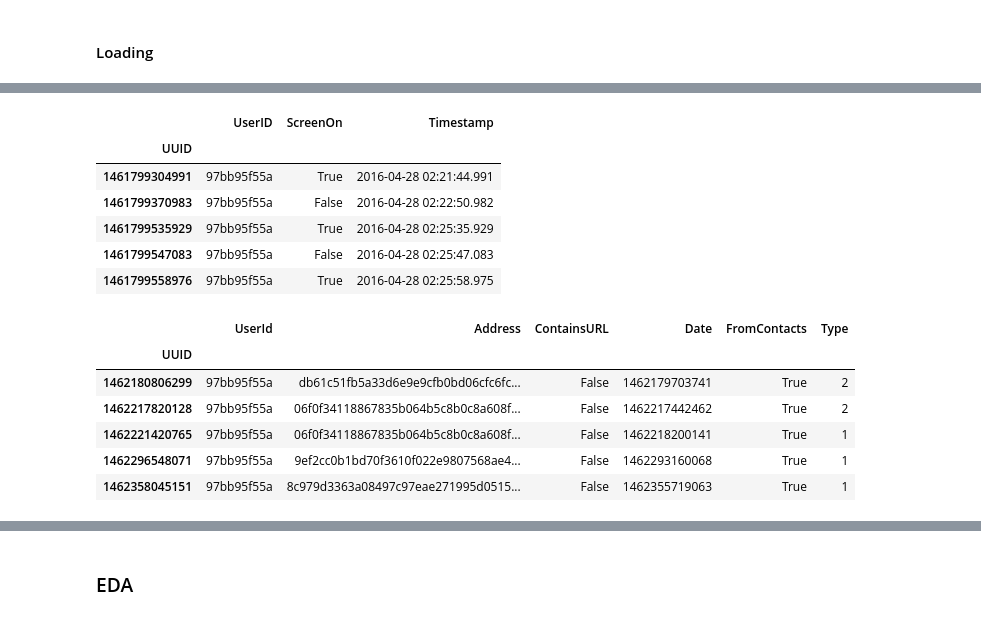
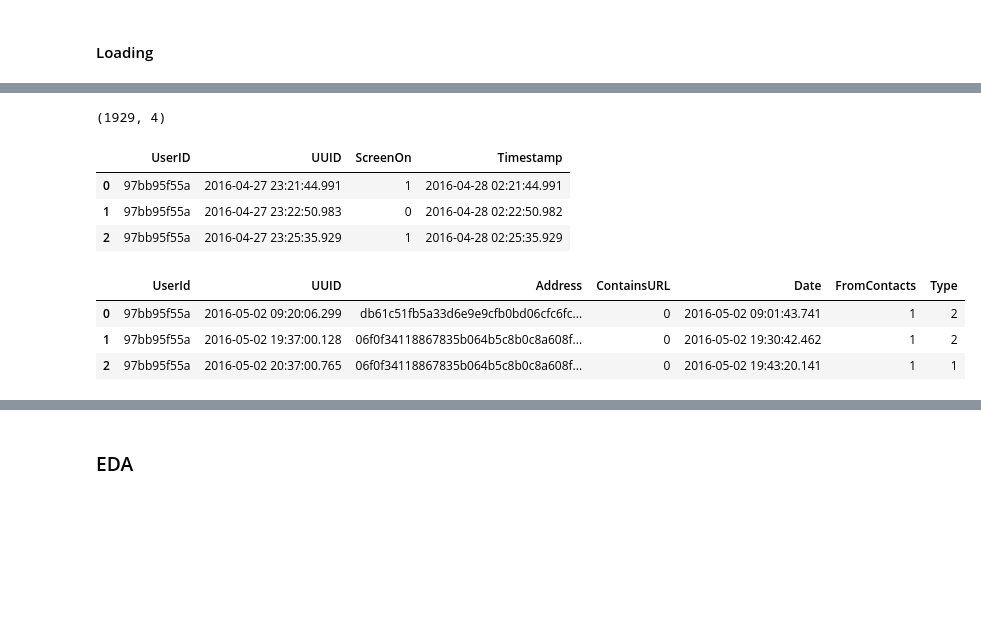
Before and after one commit to kentlingcampbell/project_SherLock, a Jupyter notebook: SherLock.ipynb, the cells around one changed output, grey strips where cells are left out. Cells and saved outputs as stored; diff of their text form; code cells hidden in the pictures; blank space fills up the shorter version.

```diff
--- a/SherLock.ipynb
+++ b/SherLock.ipynb
@@ -63,26 +87,26 @@ Calls.head()
 # %%
 filename = './archive/ScreenOn.csv'
-ScreenOn = pd.read_csv(filename, parse_dates=['Timestamp'], index_col='UUID')
-ScreenOn.head()
+ScreenOn = pd.read_csv(filename, parse_dates=['Timestamp'])
+ScreenOn['UUID'] = (pd.to_datetime(ScreenOn['UUID'], unit='ms'))
+ScreenOn['ScreenOn'] = ScreenOn['ScreenOn'].astype(int)                    # Original True/False
+print(ScreenOn.shape)
+ScreenOn.head(3)
 # %% [output]
+(1929, 4)
-|  | UserID | ScreenOn | Timestamp |
-| UUID |  |  |  |
-| 1461799304991 | 97bb95f55a | True | 2016-04-28 02:21:44.991 |
-| 1461799370983 | 97bb95f55a | False | 2016-04-28 02:22:50.982 |
-| 1461799535929 | 97bb95f55a | True | 2016-04-28 02:25:35.929 |
-| 1461799547083 | 97bb95f55a | False | 2016-04-28 02:25:47.083 |
-| 1461799558976 | 97bb95f55a | True | 2016-04-28 02:25:58.975 |
+|  | UserID | UUID | ScreenOn | Timestamp |
+| 0 | 97bb95f55a | 2016-04-27 23:21:44.991 | 1 | 2016-04-28 02:21:44.991 |
+| 1 | 97bb95f55a | 2016-04-27 23:22:50.983 | 0 | 2016-04-28 02:22:50.982 |
+| 2 | 97bb95f55a | 2016-04-27 23:25:35.929 | 1 | 2016-04-28 02:25:35.929 |
 # %%
 filename = './archive/SMS.csv'
-SMS = pd.read_csv(filename, index_col='UUID')
-SMS.head()
+SMS = pd.read_csv(filename)
+SMS[['UUID','Date']] = SMS[['UUID','Date']].apply(pd.to_datetime, unit='ms')
+SMS[['ContainsURL', 'FromContacts']] = SMS[['ContainsURL', 'FromContacts']].astype(int)   # Original True/False
+SMS.head(3)
 # %% [output]
-|  | UserId | Address | ContainsURL | Date | FromContacts | Type |
-| UUID |  |  |  |  |  |  |
-| 1462180806299 | 97bb95f55a | db61c51fb5a33d6e9e9cfb0bd06cfc6fc... | False | 1462179703741 | True | 2 |
-| 1462217820128 | 97bb95f55a | 06f0f34118867835b064b5c8b0c8a608f... | False | 1462217442462 | True | 2 |
-| 1462221420765 | 97bb95f55a | 06f0f34118867835b064b5c8b0c8a608f... | False | 1462218200141 | True | 1 |
-| 1462296548071 | 97bb95f55a | 9ef2cc0b1bd70f3610f022e9807568ae4... | False | 1462293160068 | True | 1 |
-| 1462358045151 | 97bb95f55a | 8c979d3363a08497c97eae271995d0515... | False | 1462355719063 | True | 1 |
+|  | UserId | UUID | Address | ContainsURL | Date | FromContacts | Type |
+| 0 | 97bb95f55a | 2016-05-02 09:20:06.299 | db61c51fb5a33d6e9e9cfb0bd06cfc6fc... | 0 | 2016-05-02 09:01:43.741 | 1 | 2 |
+| 1 | 97bb95f55a | 2016-05-02 19:37:00.128 | 06f0f34118867835b064b5c8b0c8a608f... | 0 | 2016-05-02 19:30:42.462 | 1 | 2 |
+| 2 | 97bb95f55a | 2016-05-02 20:37:00.765 | 06f0f34118867835b064b5c8b0c8a608f... | 0 | 2016-05-02 19:43:20.141 | 1 | 1 |
 # %%
 filename = './archive/T0.csv'
```
Also changed, not shown: parts of 27 cells of this notebook.
